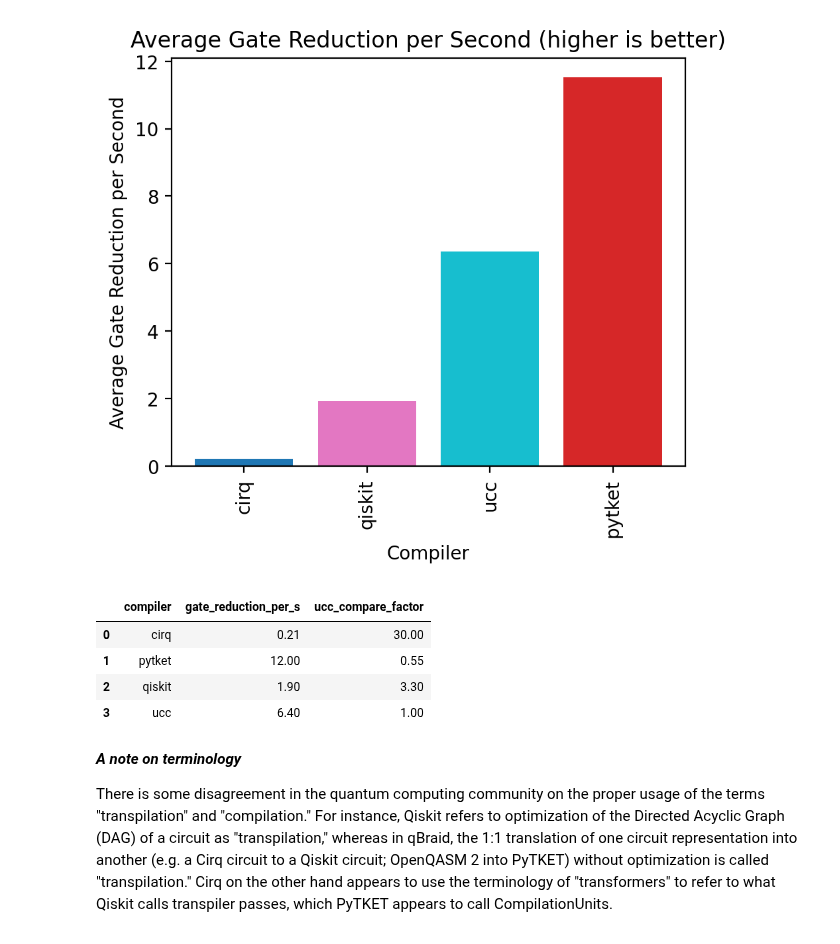
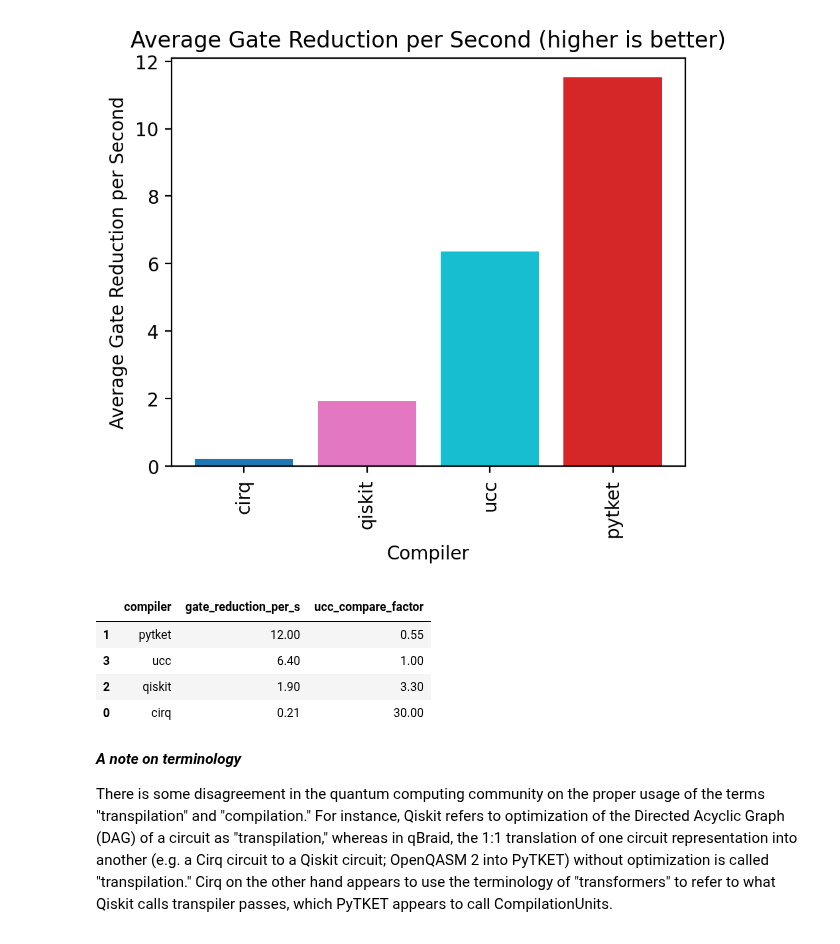
Before and after one commit to xs-es/ucc, a Jupyter notebook: benchmarks/ucc_benchmarks.ipynb, the cells around one changed output. Saved outputs shown, nothing was run; the diff lists cells and outputs as text; code cells hidden in the pictures.

Commit message:
sort values

```diff
--- a/benchmarks/ucc_benchmarks.ipynb
+++ b/benchmarks/ucc_benchmarks.ipynb
@@ -342,23 +342,23 @@ plt.show()
 # %%
 # Function to round to 3 significant figures
 def round_to_sigfigs(x, sigfigs=2):
     if isinstance(x, (int, float)):  # Check if the value is numerical
         return round(x, sigfigs - int(np.floor(np.log10(abs(x)))) - 1) if x != 0 else 0
     return x  # Return non-numerical values as-is
 
 
 factor_df = pd.DataFrame(avg_gate_reduction_per_s).reset_index()
 ucc_factor = factor_df[factor_df.compiler == "ucc"]["gate_reduction_per_s"]
 
 factor_df['ucc_compare_factor'] = ucc_factor.iloc[0] / factor_df["gate_reduction_per_s"]
 rounded_df = factor_df.map(round_to_sigfigs)
-rounded_df
+rounded_df.sort_values(by='ucc_compare_factor')
 # %% [output]
 |  | compiler | gate_reduction_per_s | ucc_compare_factor |
+| 1 | pytket | 12.00 | 0.55 |
+| 3 | ucc | 6.40 | 1.00 |
+| 2 | qiskit | 1.90 | 3.30 |
 | 0 | cirq | 0.21 | 30.00 |
-| 1 | pytket | 12.00 | 0.55 |
-| 2 | qiskit | 1.90 | 3.30 |
-| 3 | ucc | 6.40 | 1.00 |
 # %% [markdown]
 ***A note on terminology***
 
```
